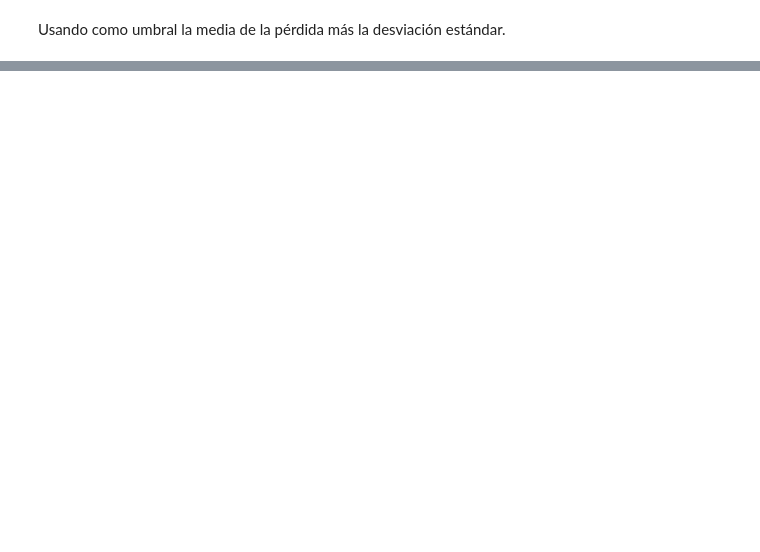
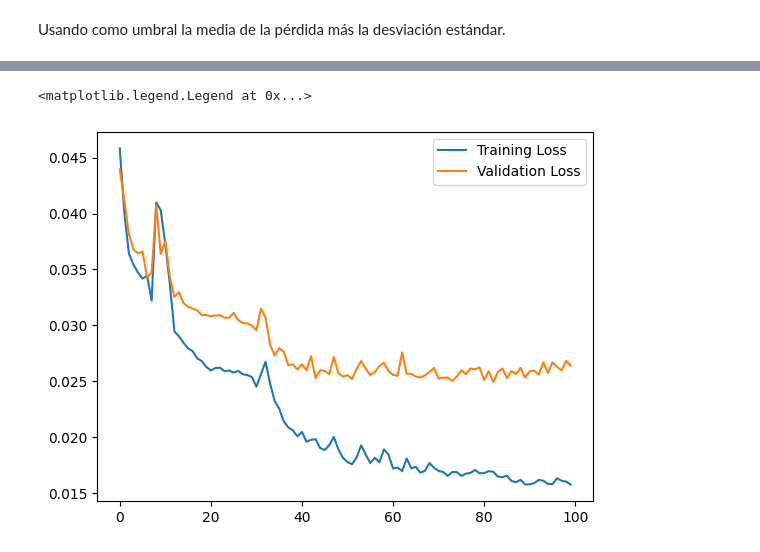
Before and after one commit to ibonetc/AI_Deep-Learning, a Jupyter notebook: IA_DL_Autoencoder.ipynb, the cells around one changed output, grey strips where cells are left out. Drawn from its saved outputs; the diff is of its cells as text; code cells hidden in the pictures; blank space fills up the shorter version.

```diff
--- a/IA_DL_Autoencoder.ipynb
+++ b/IA_DL_Autoencoder.ipynb
@@ -422,0 +528,20 @@ Recall = 0.8955479452054794
+# %%
+from tensorflow.keras.layers import Input, LSTM, RepeatVector, TimeDistributed, Dense
+from tensorflow.keras.models import Model
+
+input = Input(shape=(140, 1))
+
+#encoder = LSTM(32, activation="relu", return_sequences=True)(input)
+encoder = LSTM(64, activation="relu")(input)  # Última capa del encoder, sin return_sequences
+
+decoder = RepeatVector(140)(encoder)
+
+#decoder = LSTM(32, activation="relu", return_sequences=True)(decoder)
+decoder = LSTM(64, activation="relu", return_sequences=True)(decoder)
+
+output = TimeDistributed(Dense(1, activation="sigmoid"))(decoder)
+
+autoencoder = Model(inputs=input, outputs=output)
+autoencoder.compile(optimizer="adam", loss="mse")
+
+autoencoder.summary()
@@ -422,0 +566,8 @@ Recall = 0.8955479452054794
+# %%
+autoencoder.compile(optimizer='adam', loss='mae')
+# %%
+history = autoencoder.fit(normal_train_data, normal_train_data,
+          epochs=100,
+          batch_size=128,
+          validation_data=(test_data, test_data),
+          shuffle=True)
@@ -422,0 +592,7 @@ Recall = 0.8955479452054794
+# %%
+plt.plot(history.history["loss"], label="Training Loss")
+plt.plot(history.history["val_loss"], label="Validation Loss")
+plt.legend()
+# %% [output]
+<matplotlib.legend.Legend at 0x...>
+[figure, added]
```
Also changed, not shown: parts of 40 cells of this notebook.
